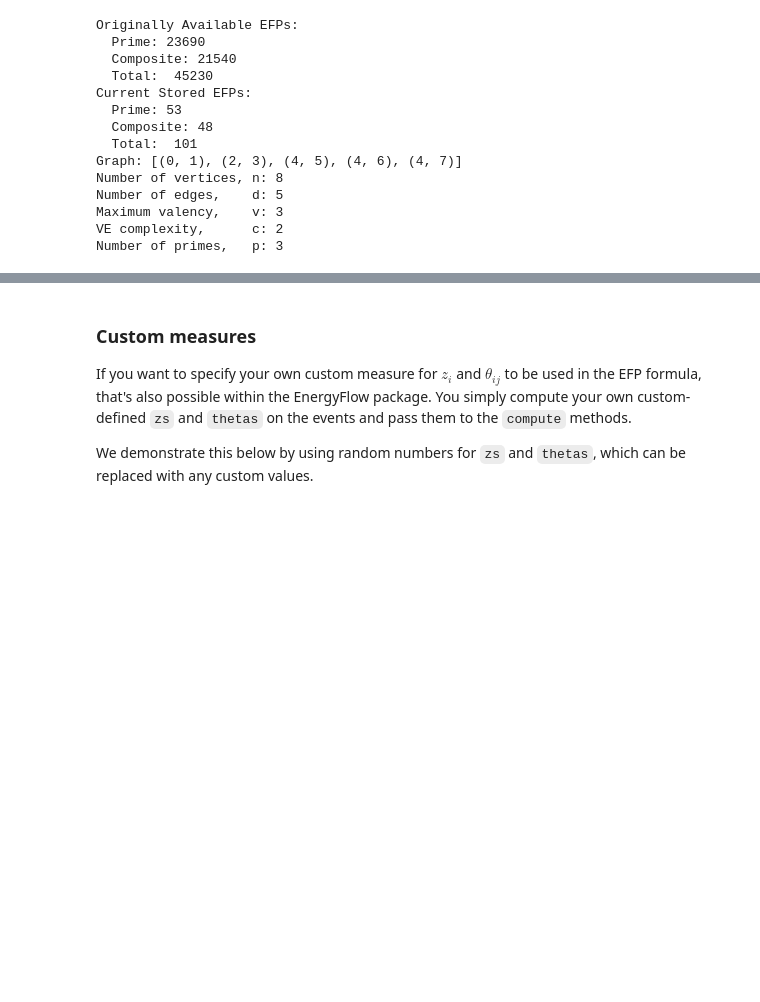
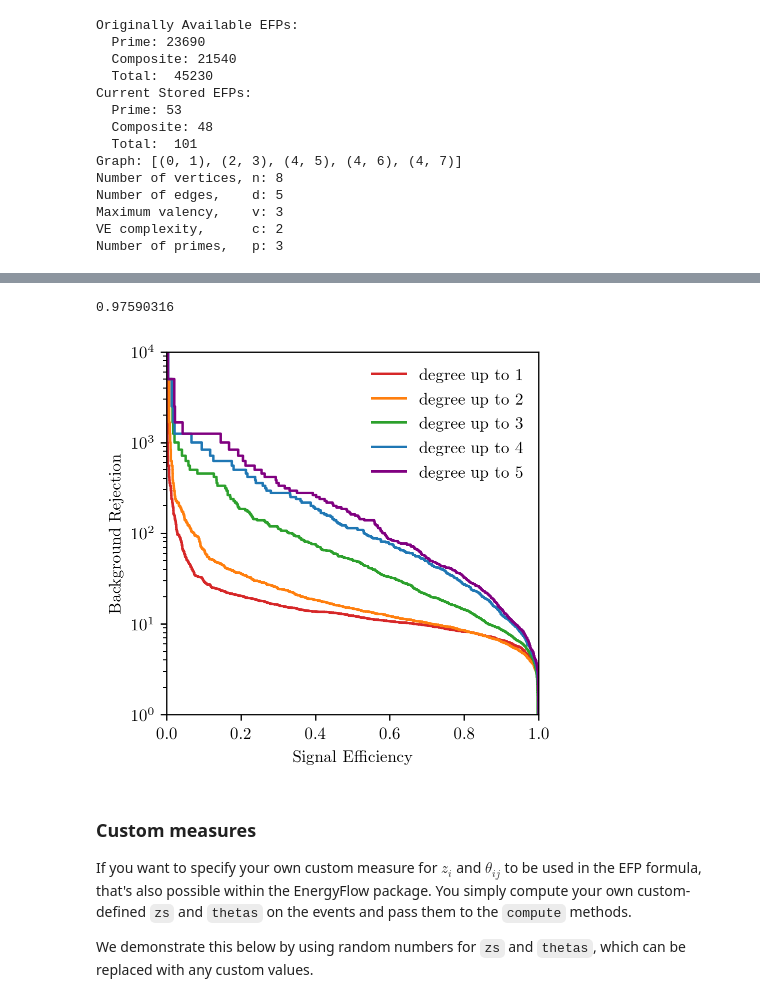
Before and after one commit to thaler-lab/EnergyFlow, a Jupyter notebook: EnergyFlow Demo.ipynb, the cells around one changed output, grey strips where cells are left out. Saved outputs shown, nothing was run; the diff lists cells and outputs as text; code cells hidden in the pictures; blank space fills up the shorter version.

```diff
--- a/EnergyFlow Demo.ipynb
+++ b/EnergyFlow Demo.ipynb
@@ -199,0 +229,5 @@ Number of primes,   p: 3
+# %%
+# specify a "small" EFPSet
+dmax = 5
+cmax = 2
+efpset = ef.EFPSet(('d<=', dmax), ('c<=', cmax), measure='hadr', beta=1, verbose=True)
@@ -200,3 +249,53 @@ Number of primes,   p: 3
+# %%
+# see that you can train a single model
+model = LinearDiscriminantAnalysis(tol=10**-10)
+model.fit(efps, labels)
+preds = model.predict_proba(efps)[:,1]
+
+# find the AUC of the ROC curve
+roc_auc_score(labels, preds)
+# %% [output]
+0.97590316
+# %%
+# dictionaries to store ROCs
+roc_curves = {}
+aucs = {}
+
+# iterate over the dmax
+for d in range(1, dmax+1):
+
+    # get a fresh LDA model
+    model = LinearDiscriminantAnalysis(tol=10**-10)
+
+    # select only those EFPs with d <= dmax
+    dmax_mask = efpset.sel(('d<=', d))
+    efps_dmax = efps[:,dmax_mask]
+
+    # fit model
+    model.fit(efps_dmax, labels)
+
+    # get predictions
+    preds = model.predict_proba(efps_dmax)[:,1]
+
+    # store ROCs
+    roc_curves[d] = roc_curve(labels, preds)
+    aucs[d] = roc_auc_score(labels, preds)
+# %%
+colors = ['tab:red', 'tab:orange', 'tab:green', 'tab:blue', 'purple']
+for i,(d,roc) in enumerate(roc_curves.items()):
+    plt.plot(roc[1], 1/(roc[0]+10**-8), '-', color=colors[i], label=r'degree up to '+str(d))
+
+plt.yscale('log')
+plt.xlim(0, 1)
+plt.ylim(1, 10**4)
+
+plt.xlabel('Signal Efficiency')
+plt.ylabel('Background Rejection')
+
+plt.legend(loc='upper right', frameon=False)
+plt.show()
+# %% [output]
+[figure, added]
 # %% [markdown]
 ### Custom measures
 
```
Also changed, not shown: parts of 13 cells of this notebook, 7 other files.
